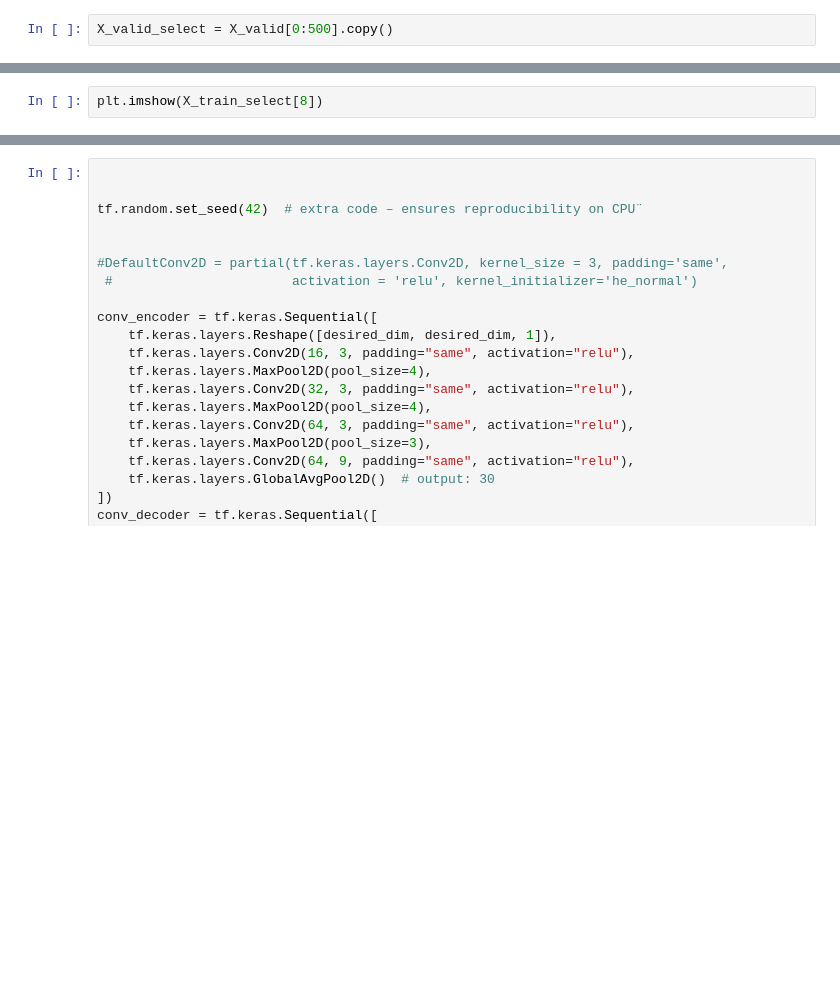
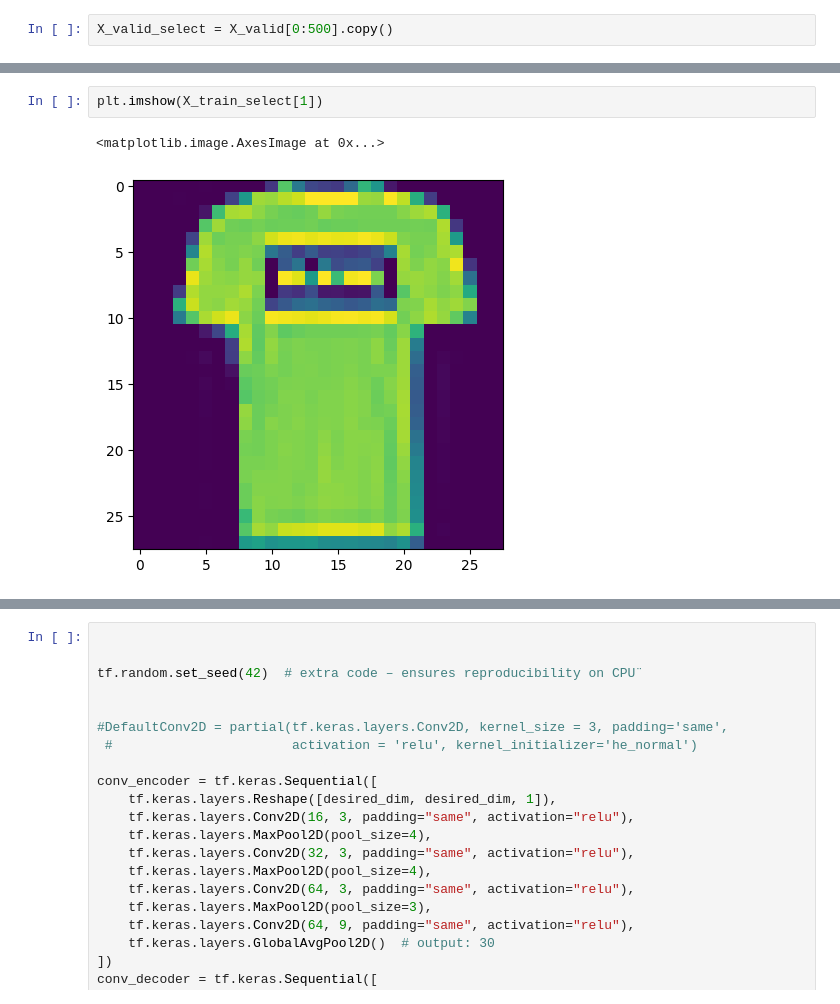
Before and after one commit to HieronymusEsteban/dias_digit_project, a Jupyter notebook: experimenting_autoencoders.ipynb, the cells around one changed output, grey strips where cells are left out. Saved outputs shown, nothing was run; the diff lists cells and outputs as text; blank space fills up the shorter version.

```diff
--- a/experimenting_autoencoders.ipynb
+++ b/experimenting_autoencoders.ipynb
@@ -385,2 +584,5 @@ plt.imshow(X_valid[8])
 # %%
-plt.imshow(X_train_select[8])
+plt.imshow(X_train_select[1])
+# %% [output]
+<matplotlib.image.AxesImage at 0x...>
+[figure, added]
```
Also changed, not shown: parts of 60 cells of this notebook, 9 other files.
